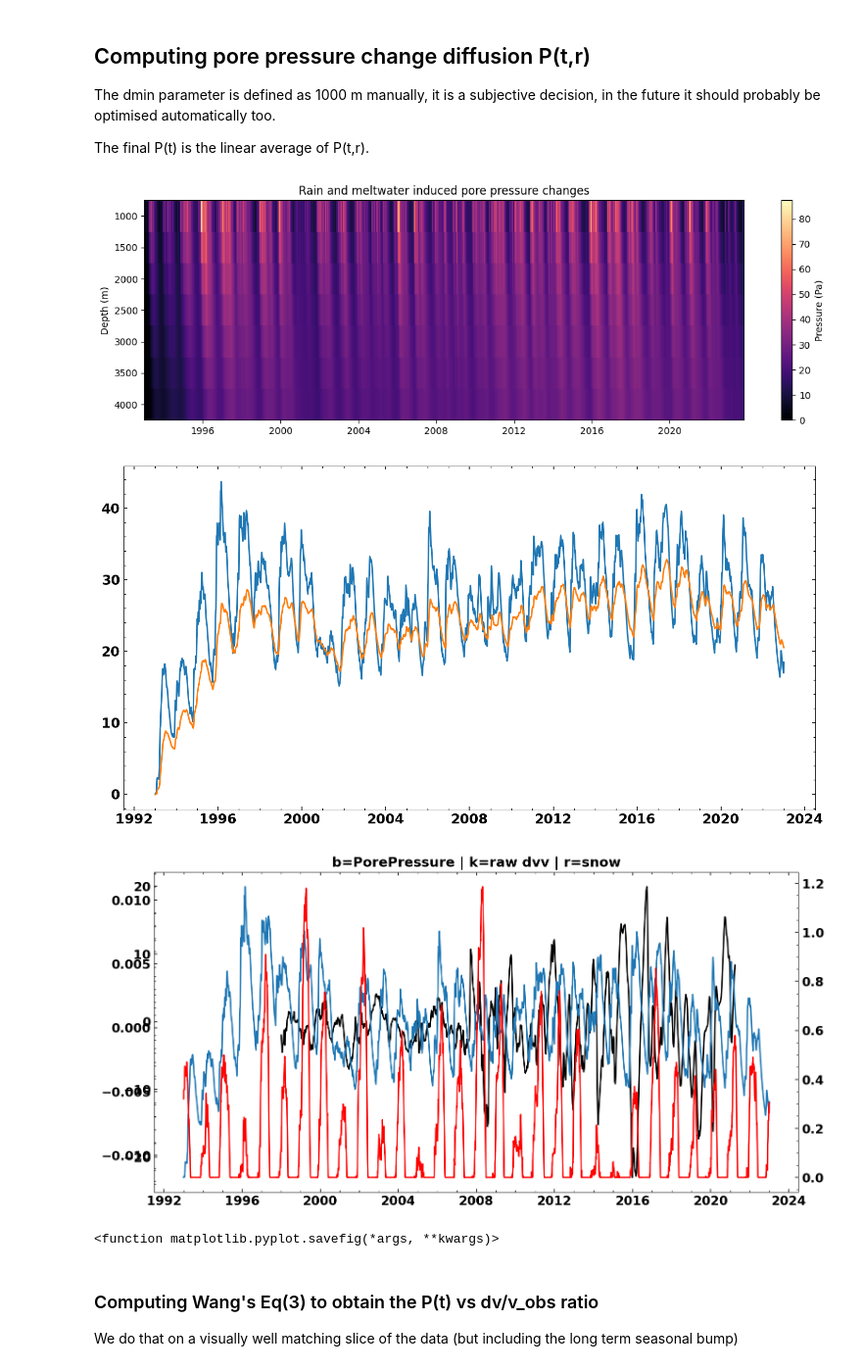
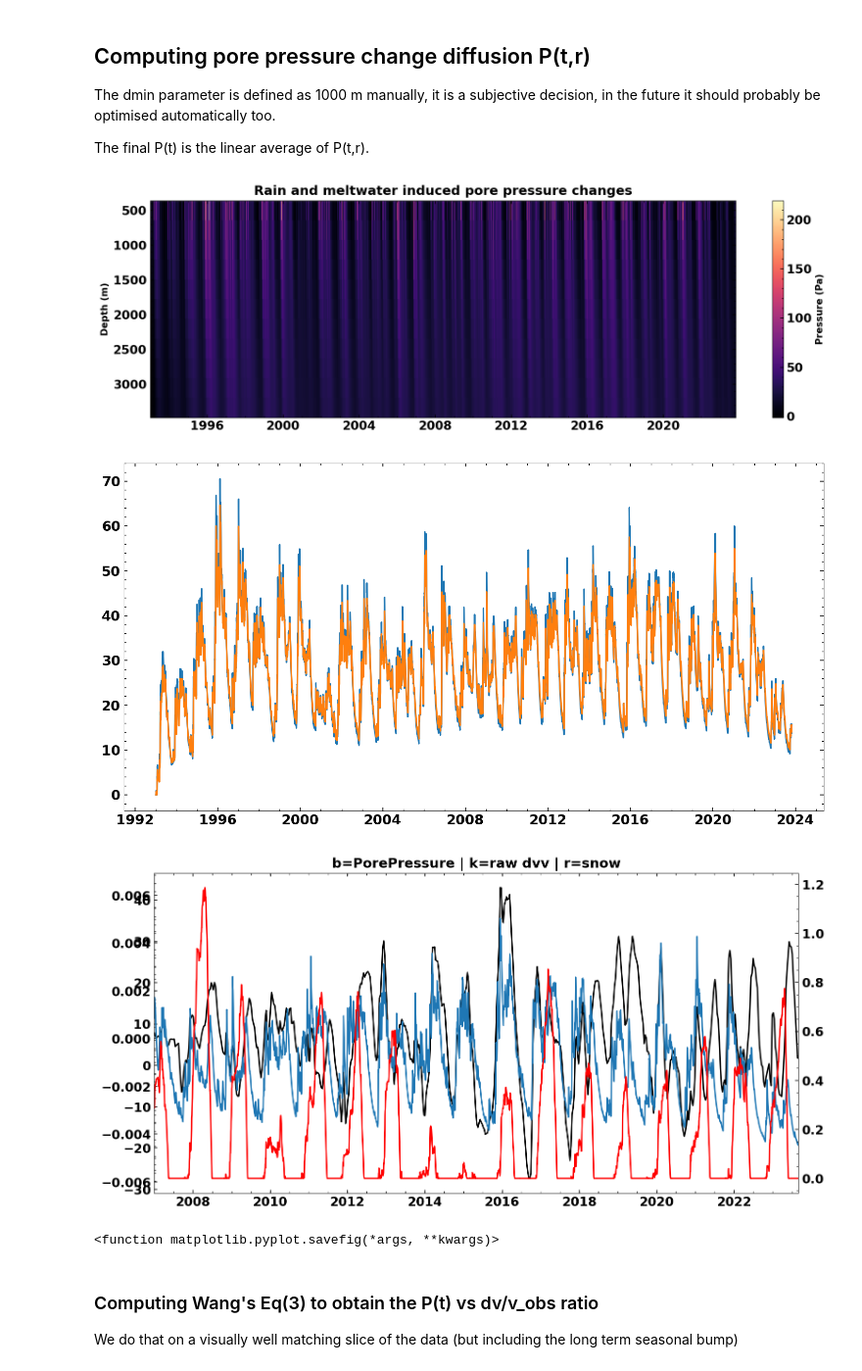
Before and after one commit to Denolle-Lab/Mt-St-Helens, a Jupyter notebook: pore_pressure_pm_spatial.ipynb, the cells around one changed output. Shown at 98% size. Cells and saved outputs as stored; diff of their text form; code cells hidden in the pictures.

```diff
--- a/pore_pressure_pm_spatial.ipynb
+++ b/pore_pressure_pm_spatial.ipynb
@@ -73,8 +73,9 @@ pluvio = pd.DataFrame(
 
 
 freq = 0.5
-
-infile = glob.glob(f'/home/pm/Documents_sync/PhD/StHelens/spatial/new_gap_handling_ddt_crosssingle_cl4_std0.004_largemap/{freq}-{freq*2}/dvdt_3D.npz')[0]
+corr_len = 3
+std_model = 0.002
+infile = glob.glob(f'/home/pm/Documents_sync/PhD/StHelens/spatial/new_gap_handling_ddt_crosssingle_dvfilt_allcc_cl{corr_len}_std{std_model}_largemap/{freq}-{freq*2}/dvdt_3D.npz')[0]
 
 loaded = np.load(infile)
 
@@ -98,9 +99,9 @@ dv = signal.sosfilt(sos, np.nancumsum(dvdt[:, :], axis=-1))
 
 date = [UTCDateTime(_t).datetime for _t in t]
 
-plt.plot(date, dv_nodt[5, 5, :], label='raw dv')
+plt.plot(date, dv_nodt[15, 19, :], label='raw dv')
 # remove the trend from the post-eruption period
-plt.plot(date, dv[5, 5, :], label='dv hp-filtered')
+plt.plot(date, dv[15, 19, :], label='dv hp-filtered')
 plt.legend()
 
 # I guess it makes the most sense to downsample dv/v onto the coarser climate grid
@@ -115,6 +116,8 @@ dvlon = km2lon*(x-x.min())+lon0
 # coords = np.array([np.array([lat, lon, UTCDateTime(d).timestamp]) for lat, lon, d in zip(lats, lons, pluvio['date'])])
 # f = RegularGridInterpolator((dvlat, dvlon, t), dv, bounds_error=False, fill_value=np.nan)
 # dv_int = f(coords)
-# # pluvio['dv'] = pluvio['dv'].ffill()
+# pluvio['dv'] = pluvio['dv'].ffill()
 # pluvio['dv'] = -1*dv_int
+
+dv = dv[15, 19, :]
 # %% [output]
@@ -122,4 +125,6 @@ dvlon = km2lon*(x-x.min())+lon0
 # %%
+from scipy.interpolate import interp1d
+
 vel = 2.5  # apparent surface wave velocity for depth sensitivity
 
 
@@ -128,6 +133,11 @@ pluvio = pluvio[np.isclose(pluvio['latitude'], 46.2)]
 pluvio = pluvio[np.isclose(pluvio['longitude'], -122.2)]
 # assign new index
 pluvio.index = np.arange(len(pluvio), dtype=int)
+
+# interpolate dv onto the climate grid
+pluvio['dv'] = np.interp(
+    [UTCDateTime(_t).timestamp for _t in pluvio['date']],
+    [UTCDateTime(_t).timestamp for _t in date], dv)
 
 
 # #### changes by Peter ####
@@ -183,23 +193,23 @@ in the future it should probably be optimised automatically too.
 The final P(t) is the linear average of P(t,r).
 # %%
 
-c = .3 #1.0  # diffusivity
-c2 = .1  # Is there a diffusitivity change after eruption?
+c = .5 #1.0  # diffusivity
+c2 = .4  # Is there a diffusitivity change after eruption?
 alpha1 = c
 alpha2 = c2
 dt = 86400.0
 
 
-dmin = 1000
-dmax = 4000
-dstep = 500
+# dmin = 1000
+# dmax = 4000
+# dstep = 500
 
 # change dmin dmax depending on frequency?
 # for 1 Hz
-# wavelen = vel/freq
-# dmin = wavelen/20
-# dmax = 2*wavelen/3
-# dstep = (dmax-dmin)/10
+wavelen = vel*1000/freq  # in m
+dmin = 500
+dmax = 2*wavelen/3
+dstep = (dmax-dmin)/10
 
 depths = np.arange(dmin, dmax+dstep, dstep)
 pluvio["P"] = 0.0
@@ -240,7 +250,7 @@ plt.gca().xaxis.set_major_locator(mpl.dates.AutoDateLocator())
 plt.tight_layout()
 plt.show()
 # %% [output]
-[figure, old version]
+[figure, new version]
 # %%
 pluvio["P"] = all.mean(axis=0)
 pluvio["Pdiff2_"] = all2.mean(axis=0)
@@ -250,7 +260,7 @@ plt.plot(pluvio['date'], pluvio["Pdiff2_"].values)
 
 plt.gca().xaxis.set_major_locator(mpl.dates.AutoDateLocator())
 # %% [output]
-[figure, old version]
+[figure, new version]
 # %%
 # read dv
 # from seismic.monitor.dv import read_dv
@@ -269,20 +279,22 @@ plt.gca().xaxis.set_major_locator(mpl.dates.AutoDateLocator())
 # %%
 # pluvio = pluvio.loc["2013-01-01":]
 pluvio["P"] = detrend(pluvio["P"])
 pluvio["Pdiff2_"] = detrend(pluvio["Pdiff2_"])
 
 
 plt.plot(np.array(pluvio['date'])[~np.isnan(pluvio['dv'])], np.array(pluvio["dv"])[~np.isnan(pluvio['dv'])], c='k')
 plt.twinx()
 plt.plot(list(pluvio['date']), list(pluvio["P"]))
 plt.twinx()
 plt.plot(pluvio['date'], pluvio["snow depth"], c='r')
 plt.title("b=PorePressure | k=raw dvv | r=snow")
 plt.gca().xaxis.set_major_locator(mpl.dates.AutoDateLocator())
+# before 2007 dv is not great
+plt.xlim(datetime.datetime(2007, 1, 1), datetime.datetime(2023, 9, 1))
 plt.show()
 plt.savefig
 # %% [output]
-[figure, old version]
+[figure, new version]
 <function matplotlib.pyplot.savefig(*args, **kwargs)>
 # %%
 # from scipy.interpolate import interp1d
```
Also changed, not shown: parts of 12 cells of this notebook, 5 other files.
